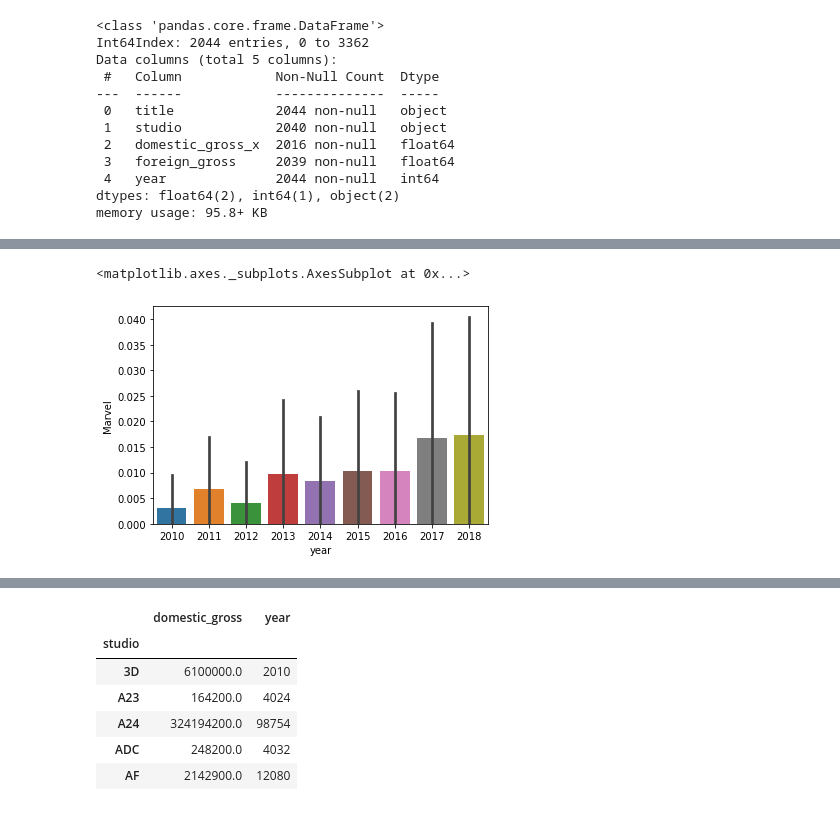
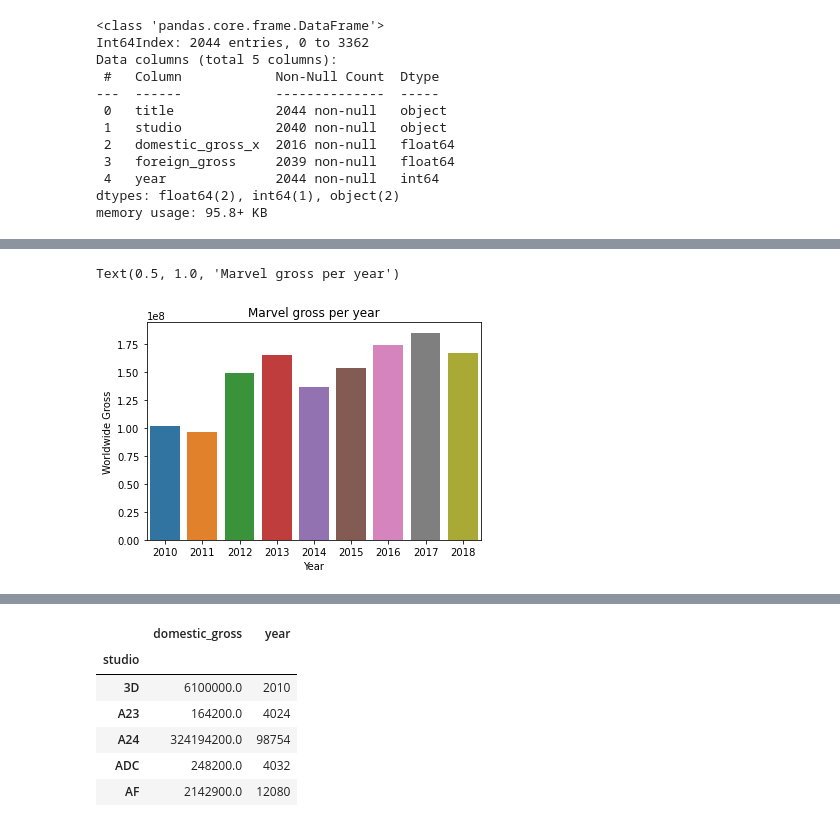
Before and after one commit to RipPhillip/dsc-phase-1-project, a Jupyter notebook: My main.ipynb, the cells around one changed output, grey strips where cells are left out. Saved outputs shown, nothing was run; the diff lists cells and outputs as text; code cells hidden in the pictures.

```diff
--- a/My main.ipynb
+++ b/My main.ipynb
@@ -218,10 +240,13 @@ sns.catplot(x='Marvel', y='domestic_gross_x', data=with_studio_budget_df)
 # %%
-sns.barplot(x='year', y='Marvel',
-            data=with_studio_budget_df.sort_values(by='domestic_gross_x',
-                                                  ascending=False))
+sns.barplot(x='year', y='worldwide_gross',
+            data=with_studio_budget_df.sort_values(by='Marvel',
+                                                  ascending=False),ci=None)
+plt.xlabel('Year')
+plt.ylabel('Worldwide Gross')
+plt.title('Marvel gross per year')
 # %% [output]
-<matplotlib.axes._subplots.AxesSubplot at 0x...>
+Text(0.5, 1.0, 'Marvel gross per year')
-[figure, old version]
+[figure, new version]
 # %%
 with_studio_budget_df[with_studio_budget_df['Marvel']]
 # %% [output]
```
Also changed, not shown: parts of 43 cells of this notebook, 1 other file.
